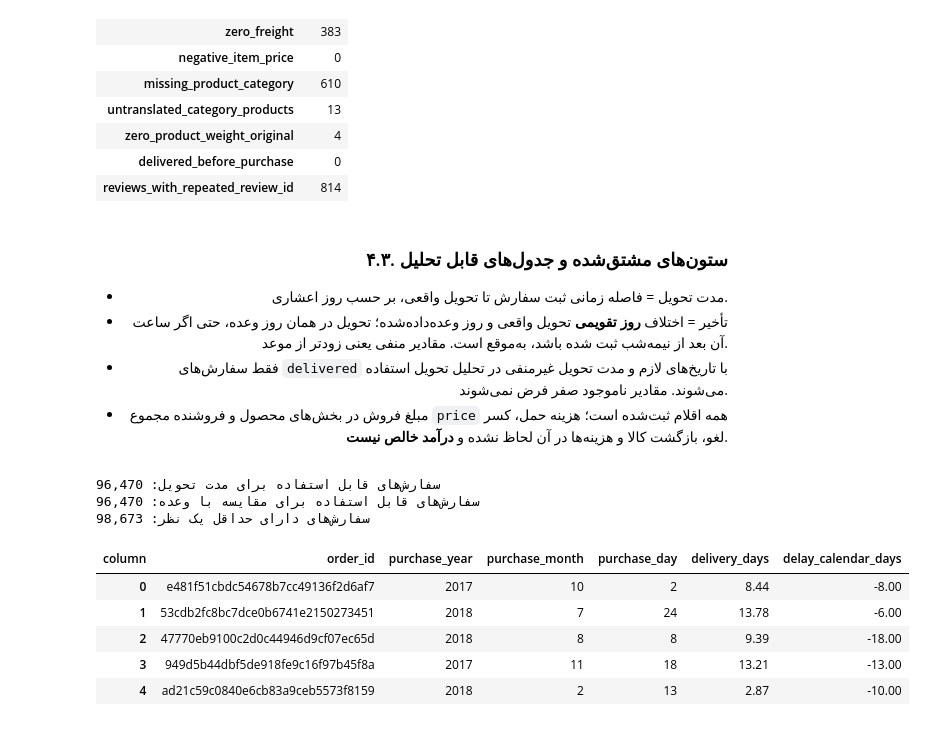
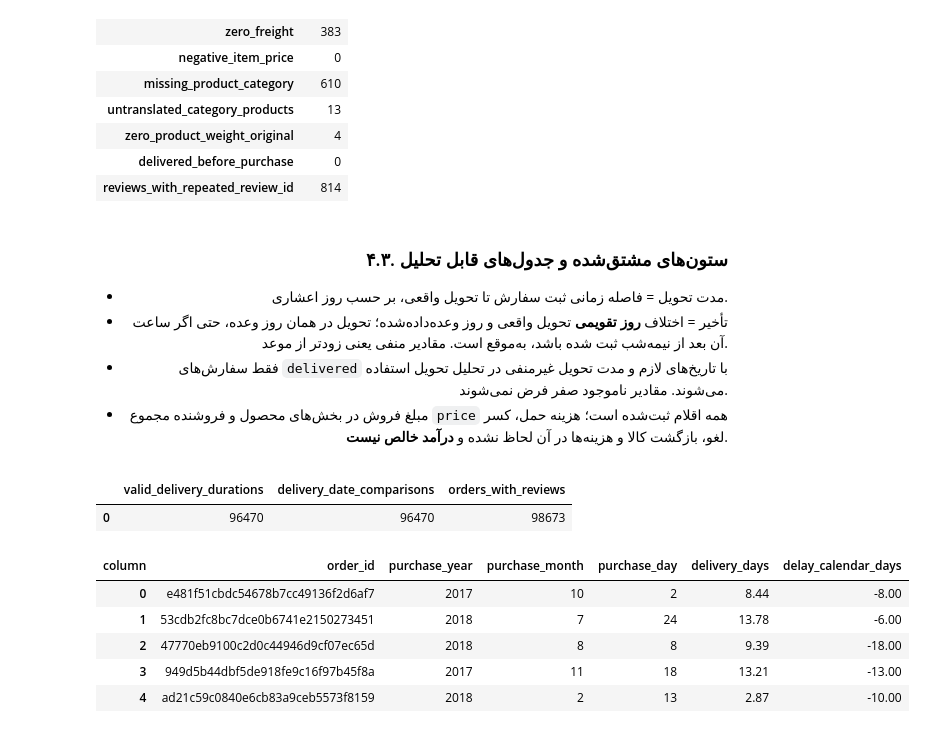
Before and after one commit to arashalidadi/olist-pro, a Jupyter notebook: olist_analysis.ipynb, the cells around one changed output. Saved outputs shown, nothing was run; the diff lists cells and outputs as text; code cells hidden in the pictures.

```diff
--- a/olist_analysis.ipynb
+++ b/olist_analysis.ipynb
@@ -520,7 +527,7 @@ display(quality.to_frame())
 | delivered_before_purchase | 0 |
 | reviews_with_repeated_review_id | 814 |
 # %% [markdown]
-<div dir="rtl" align="right">
+<div dir="rtl" align="right" style="text-align: right;">
 
 ### ۴.۳. ستون‌های مشتق‌شده و جدول‌های قابل تحلیل
 
@@ -544,43 +551,44 @@ valid_duration = (orders.order_status.eq('delivered') & orders.order_purchase_ti
                   orders.order_delivered_customer_date.notna() & orders.delivery_days.ge(0))
 valid_delay = valid_duration & orders.order_estimated_delivery_date.notna()
 delivery = orders.loc[valid_delay].copy()
 delivery['is_late'] = delivery.delay_calendar_days.gt(0)
 delivery['delivery_group'] = np.select(
     [delivery.delay_calendar_days.lt(0), delivery.delay_calendar_days.eq(0), delivery.delay_calendar_days.gt(0)],
     ['early', 'on_time', 'late'], default='unknown')
 
 # تبدیل و ترجمه فقط برچسب تحلیلی است؛ مقادیر خام و ترجمه‌نشده محفوظ می‌مانند.
 product_catalog = products.merge(translation, on='product_category_name', how='left', validate='many_to_one')
 product_catalog['category'] = (product_catalog.product_category_name_english
                                 .fillna(product_catalog.product_category_name)
                                 .fillna('Unknown'))
 items_catalog = items.merge(product_catalog[['product_id', 'category']], on='product_id',
                             how='left', validate='many_to_one')
 items_catalog['category'] = items_catalog.category.fillna('Unknown')
 orders_customers = orders.merge(customers, on='customer_id', how='left', validate='one_to_one')
 delivery_customers = delivery.merge(customers[['customer_id', 'customer_state']],
                                     on='customer_id', how='left', validate='many_to_one')
 
 # در تحلیل سطح سفارش، چند امتیاز متعلق به یک سفارش یک بار با میانگین آن وارد می‌شود.
 review_order = (reviews.groupby('order_id', as_index=False)
                 .agg(order_score=('review_score', 'mean'), review_records=('review_score', 'size')))
 order_category = items_catalog[['order_id', 'category']].drop_duplicates()
 order_seller = items[['order_id', 'seller_id']].drop_duplicates()
 assert orders.order_id.is_unique and customers.customer_id.is_unique
 assert review_order.order_id.is_unique
 assert len(items_catalog) == len(items) and len(orders_customers) == len(orders)
-print(f'سفارش‌های قابل استفاده برای مدت تحویل: {valid_duration.sum():,}')
-print(f'سفارش‌های قابل استفاده برای مقایسه با وعده: {len(delivery):,}')
-print(f'سفارش‌های دارای حداقل یک نظر: {len(review_order):,}')
+display(pd.DataFrame({
+    'valid_delivery_durations': [int(valid_duration.sum())],
+    'delivery_date_comparisons': [len(delivery)],
+    'orders_with_reviews': [len(review_order)],
+}))
 display(orders[['order_id', 'purchase_year', 'purchase_month', 'purchase_day', 'delivery_days', 'delay_calendar_days']].head())
 # %% [output]
-سفارش‌های قابل استفاده برای مدت تحویل: 96,470
-سفارش‌های قابل استفاده برای مقایسه با وعده: 96,470
-سفارش‌های دارای حداقل یک نظر: 98,673
-| column | order_id | purchase_year | purchase_month | purchase_day | delivery_days | delay_calendar_days |
-| 0 | e481f51cbdc54678b7cc49136f2d6af7 | 2017 | 10 | 2 | 8.44 | -8.00 |
-| 1 | 53cdb2fc8bc7dce0b6741e2150273451 | 2018 | 7 | 24 | 13.78 | -6.00 |
-| 2 | 47770eb9100c2d0c44946d9cf07ec65d | 2018 | 8 | 8 | 9.39 | -18.00 |
-| 3 | 949d5b44dbf5de918fe9c16f97b45f8a | 2017 | 11 | 18 | 13.21 | -13.00 |
-| 4 | ad21c59c0840e6cb83a9ceb5573f8159 | 2018 | 2 | 13 | 2.87 | -10.00 |
+|  | valid_delivery_durations | delivery_date_comparisons | orders_with_reviews |
+| 0 | 96470 | 96470 | 98673 |
+| column | order_id | purchase_year | purchase_month | purchase_day | delivery_days | delay_calendar_days |
+| 0 | e481f51cbdc54678b7cc49136f2d6af7 | 2017 | 10 | 2 | 8.44 | -8.00 |
+| 1 | 53cdb2fc8bc7dce0b6741e2150273451 | 2018 | 7 | 24 | 13.78 | -6.00 |
+| 2 | 47770eb9100c2d0c44946d9cf07ec65d | 2018 | 8 | 8 | 9.39 | -18.00 |
+| 3 | 949d5b44dbf5de918fe9c16f97b45f8a | 2017 | 11 | 18 | 13.21 | -13.00 |
+| 4 | ad21c59c0840e6cb83a9ceb5573f8159 | 2018 | 2 | 13 | 2.87 | -10.00 |
 # %% [markdown]
```
Also changed, not shown: parts of 144 cells of this notebook.
